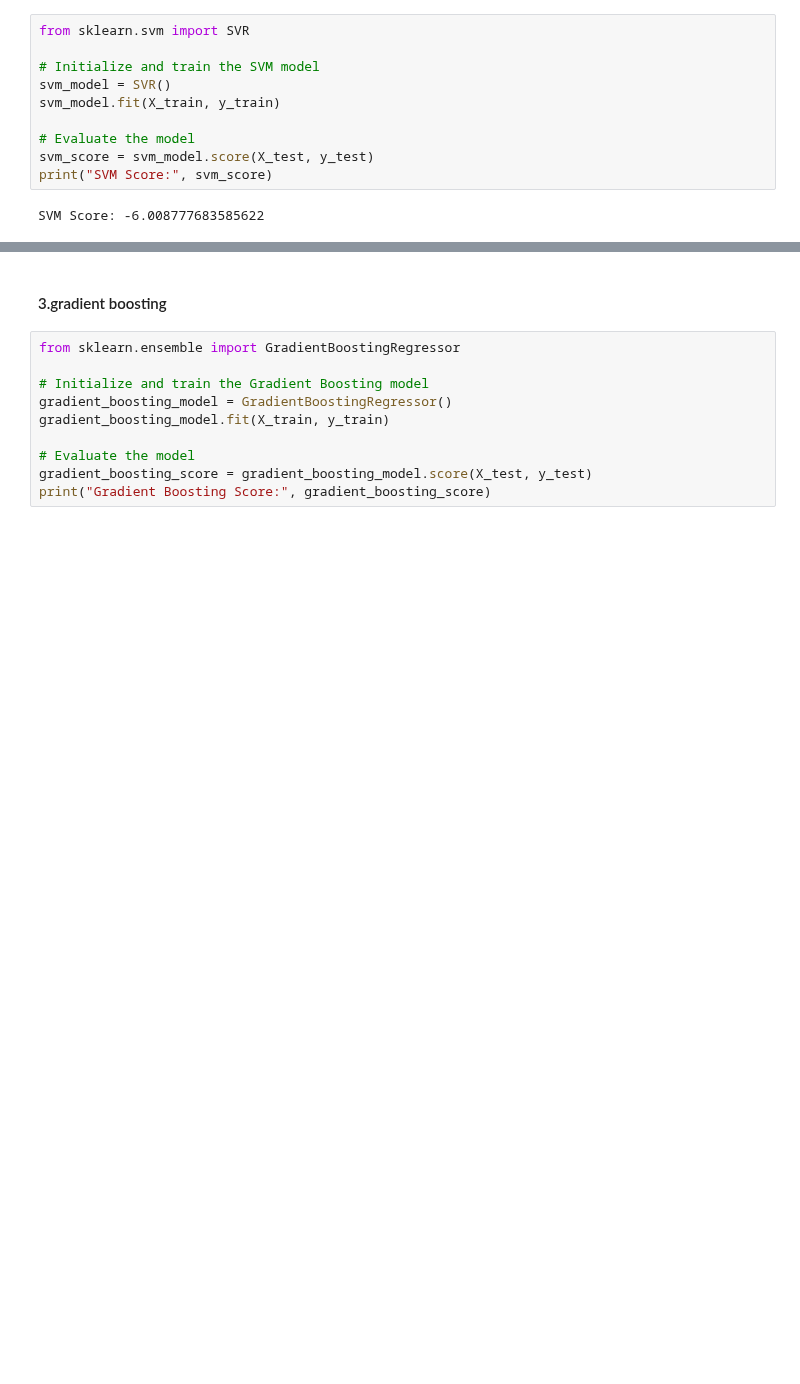
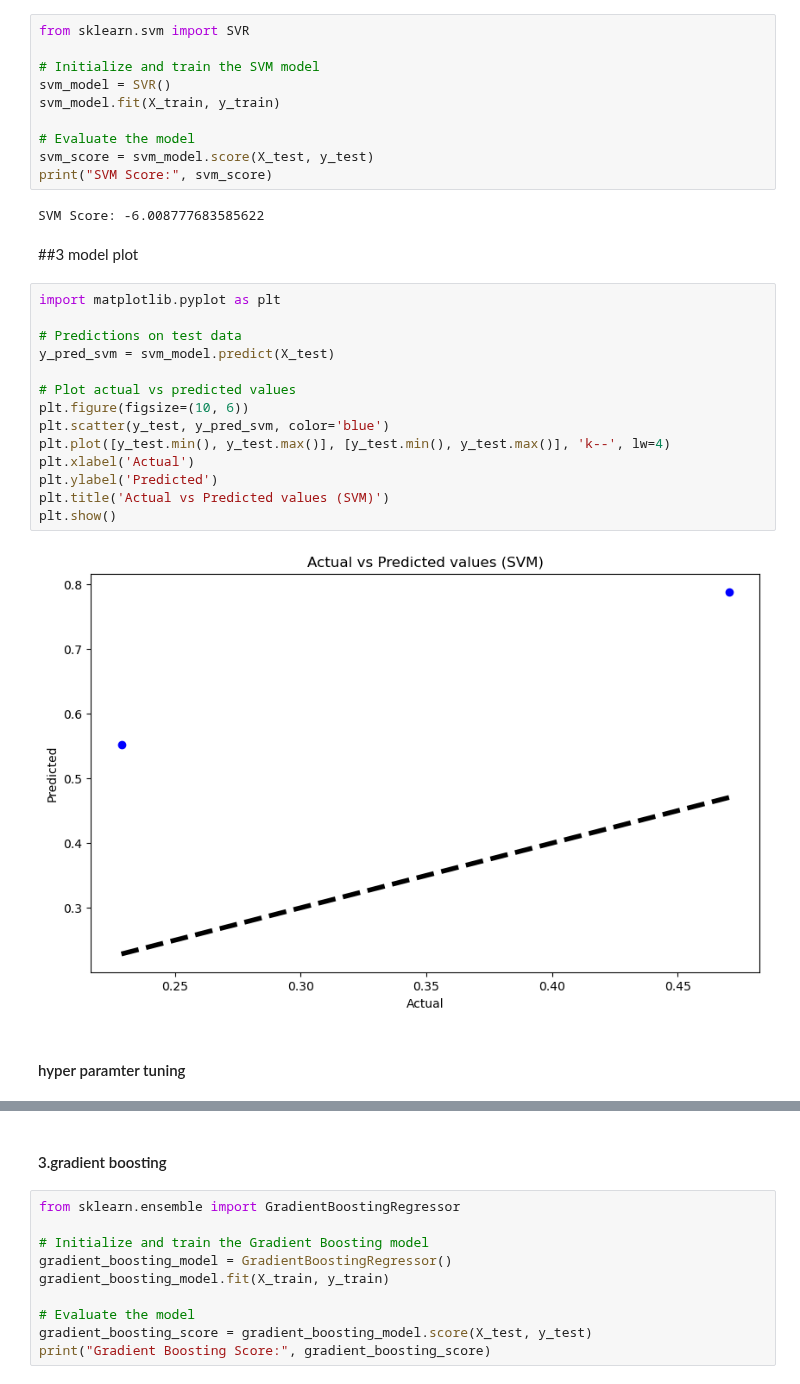
Before and after one commit to robertnesterodhiambo/Advanced_Data_analysis, a Jupyter notebook: OmegaBDT.ipynb, the cells around one changed output, grey strips where cells are left out. Cells and saved outputs as stored; diff of their text form; blank space fills up the shorter version.

Commit message:
SVM tuning

```diff
--- a/OmegaBDT.ipynb
+++ b/OmegaBDT.ipynb
@@ -707,3 +707,23 @@ svm_score = svm_model.score(X_test, y_test)
 print("SVM Score:", svm_score)
 # %% [output]
 SVM Score: -6.008777683585622
+# %% [markdown]
+##3 model plot
+# %%
+import matplotlib.pyplot as plt
+
+# Predictions on test data
+y_pred_svm = svm_model.predict(X_test)
+
+# Plot actual vs predicted values
+plt.figure(figsize=(10, 6))
+plt.scatter(y_test, y_pred_svm, color='blue')
+plt.plot([y_test.min(), y_test.max()], [y_test.min(), y_test.max()], 'k--', lw=4)
+plt.xlabel('Actual')
+plt.ylabel('Predicted')
+plt.title('Actual vs Predicted values (SVM)')
+plt.show()
+# %% [output]
+[figure, added]
+# %% [markdown]
+#### hyper paramter tuning
```
Also changed, not shown: parts of 1 cell of this notebook.
